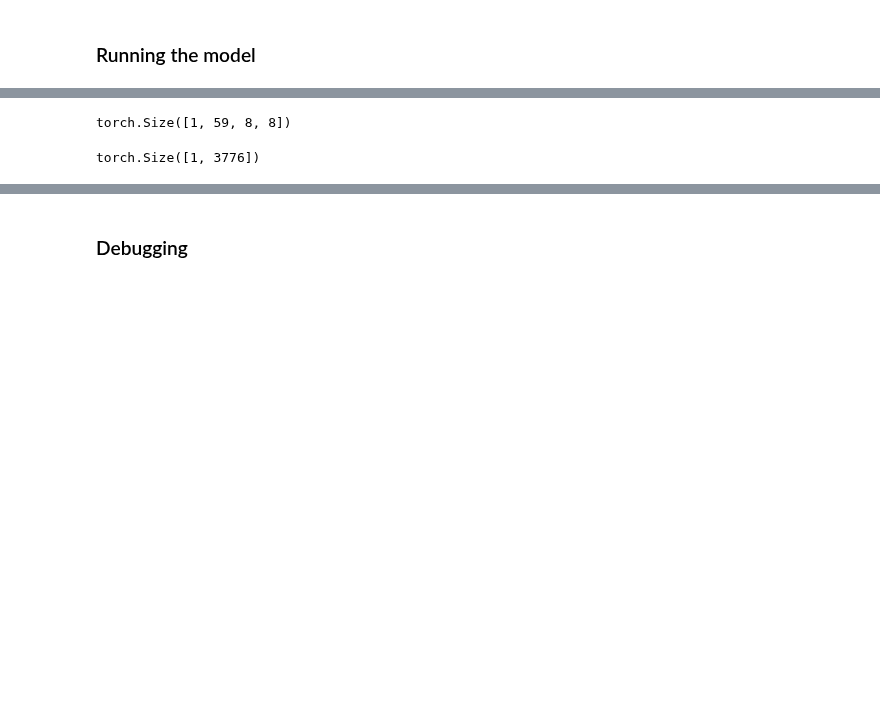
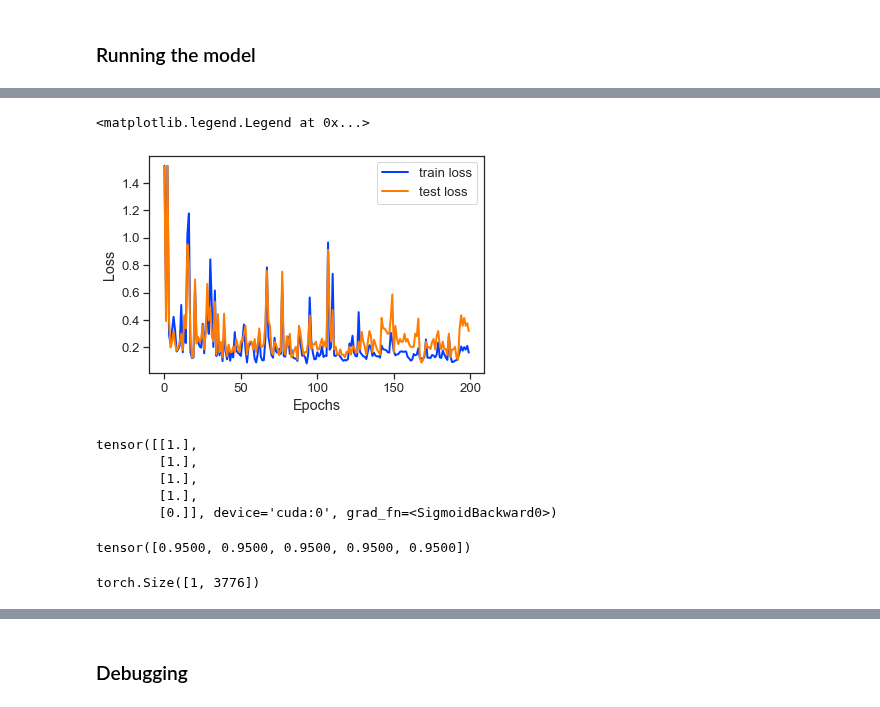
Before and after one commit to NevVerVer/Neuromatch_2022_EcoG_movements, a Jupyter notebook: dataset_exploration/train_baseline_model.ipynb, the cells around one changed output, grey strips where cells are left out. Drawn from its saved outputs; the diff is of its cells as text; code cells hidden in the pictures; blank space fills up the shorter version.

```diff
--- a/dataset_exploration/train_baseline_model.ipynb
+++ b/dataset_exploration/train_baseline_model.ipynb
@@ -578,0 +643,9 @@ class SomeNET(nn.Module):
+# %%
+plt.plot(np.arange(args['n_epochs']), train_loss_list, label='train loss', linewidth=2)
+plt.plot(np.arange(args['n_epochs']), test_loss_list, label='test loss', linewidth=2)
+plt.xlabel('Epochs')
+plt.ylabel("Loss")
+plt.legend()
+# %% [output]
+<matplotlib.legend.Legend at 0x...>
+[figure, added]
@@ -579,9 +657,16 @@ class SomeNET(nn.Module):
+# %%
+model(X_test[-5:].to(DEVICE))
+# %% [output]
+tensor([[1.],
+        [1.],
+        [1.],
+        [1.],
+        [0.]], device='cuda:0', grad_fn=<SigmoidBackward0>)
+# %%
+y_test[-5:]
+# %% [output]
+tensor([0.9500, 0.9500, 0.9500, 0.9500, 0.9500])
 # %%
-x_sample.shape
+x_sample.reshape(-1, 59 * 8 * 8).shape
 # %% [output]
-torch.Size([1, 59, 8, 8])
+torch.Size([1, 3776])
-# %%
-x_sample_flattened = x_sample.flatten(1, -1)
-x_sample_flattened.shape
-# %% [output]
-torch.Size([1, 3776])
```
Also changed, not shown: parts of 28 cells of this notebook, 1 other file.
